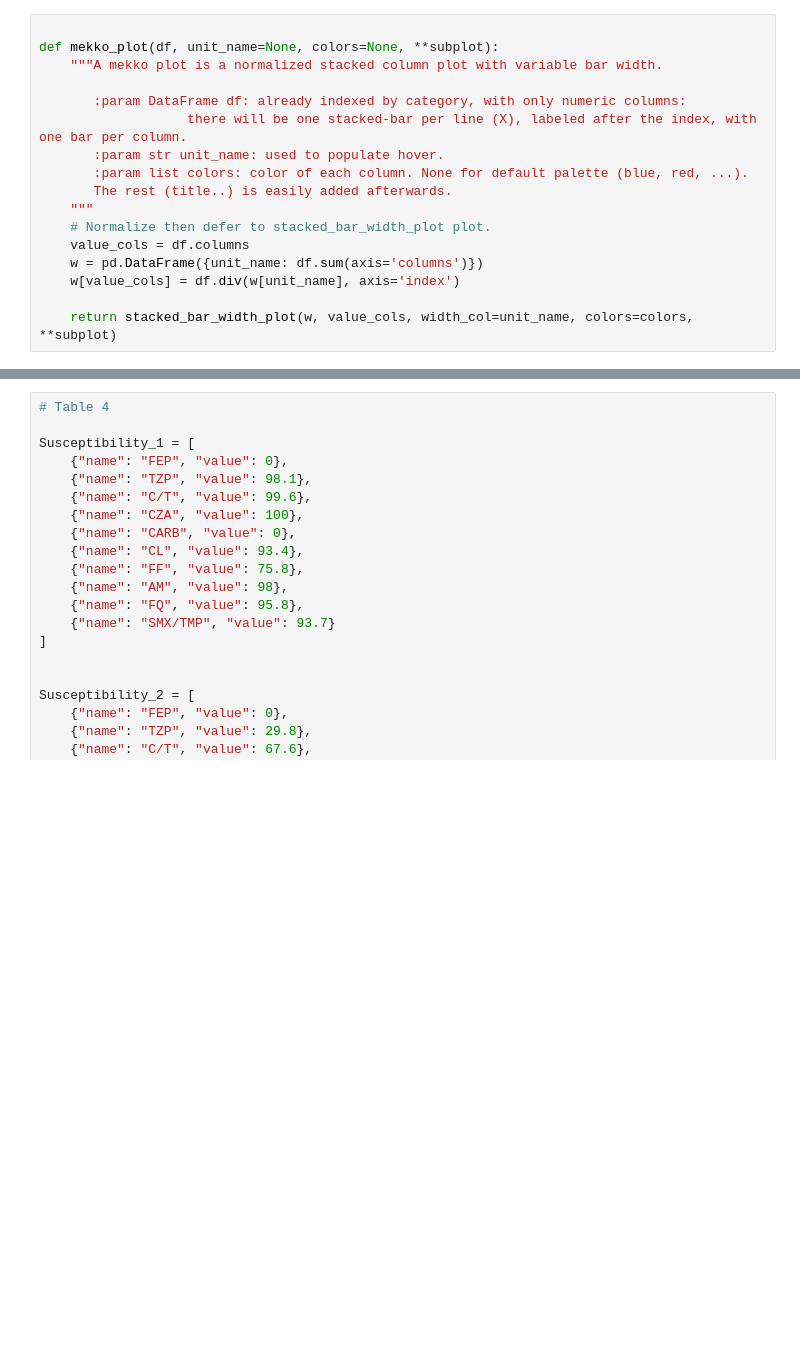
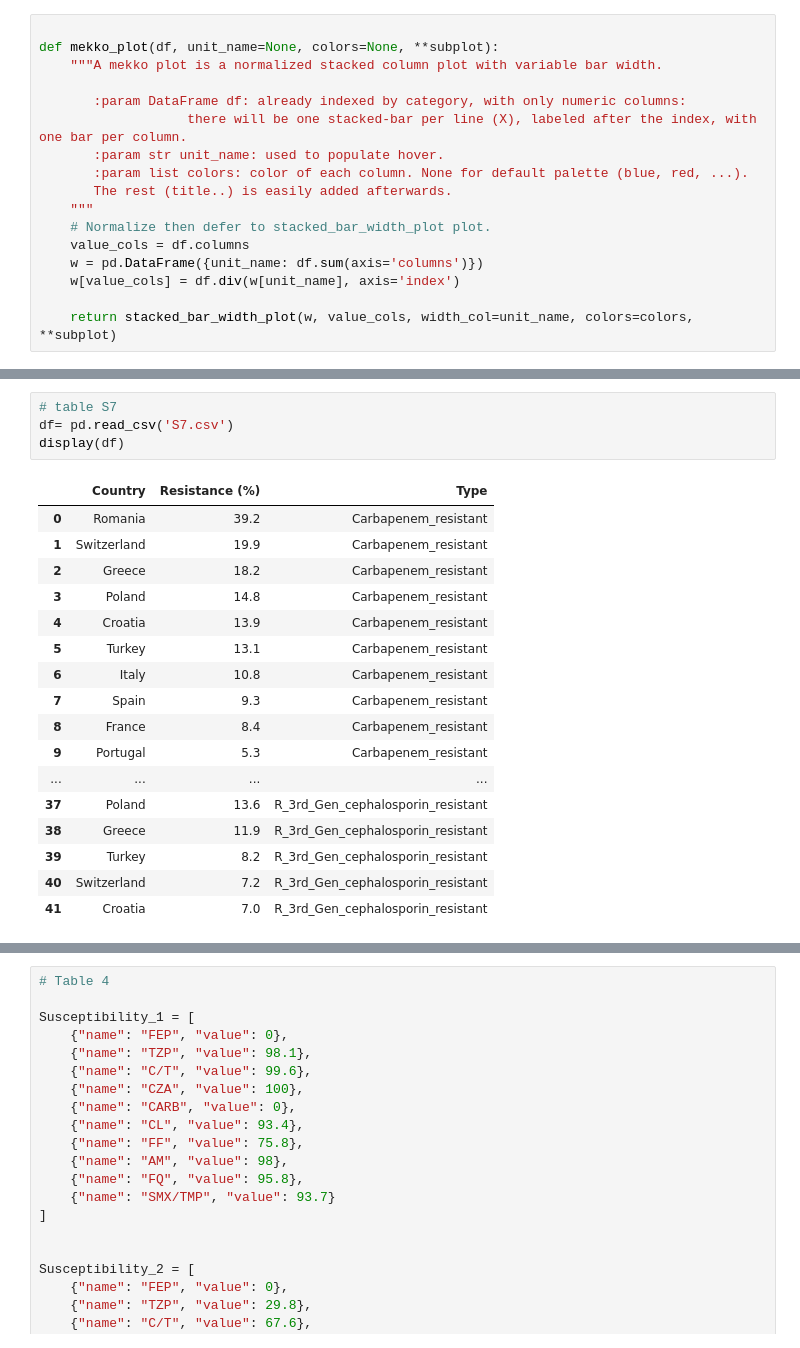
Before and after one commit to Le-bruit-de-nos-pas/EuESCPM_2023, a Jupyter notebook: Marimekko_EuESCPM_2023.ipynb, the cells around one changed output, grey strips where cells are left out. Saved outputs shown, nothing was run; the diff lists cells and outputs as text; blank space fills up the shorter version.

```diff
--- a/Marimekko_EuESCPM_2023.ipynb
+++ b/Marimekko_EuESCPM_2023.ipynb
@@ -100,0 +155,22 @@ mekko_plot(df, unit_name='some_label')
+# %%
+# table S7
+df= pd.read_csv('S7.csv')
+display(df)
+# %% [output]
+|  | Country | Resistance (%) | Type |
+| 0 | Romania | 39.2 | Carbapenem_resistant |
+| 1 | Switzerland | 19.9 | Carbapenem_resistant |
+| 2 | Greece | 18.2 | Carbapenem_resistant |
+| 3 | Poland | 14.8 | Carbapenem_resistant |
+| 4 | Croatia | 13.9 | Carbapenem_resistant |
+| 5 | Turkey | 13.1 | Carbapenem_resistant |
+| 6 | Italy | 10.8 | Carbapenem_resistant |
+| 7 | Spain | 9.3 | Carbapenem_resistant |
+| 8 | France | 8.4 | Carbapenem_resistant |
+| 9 | Portugal | 5.3 | Carbapenem_resistant |
+| ... | ... | ... | ... |
+| 37 | Poland | 13.6 | R_3rd_Gen_cephalosporin_resistant |
+| 38 | Greece | 11.9 | R_3rd_Gen_cephalosporin_resistant |
+| 39 | Turkey | 8.2 | R_3rd_Gen_cephalosporin_resistant |
+| 40 | Switzerland | 7.2 | R_3rd_Gen_cephalosporin_resistant |
+| 41 | Croatia | 7.0 | R_3rd_Gen_cephalosporin_resistant |
```
Also changed, not shown: parts of 6 cells of this notebook.
